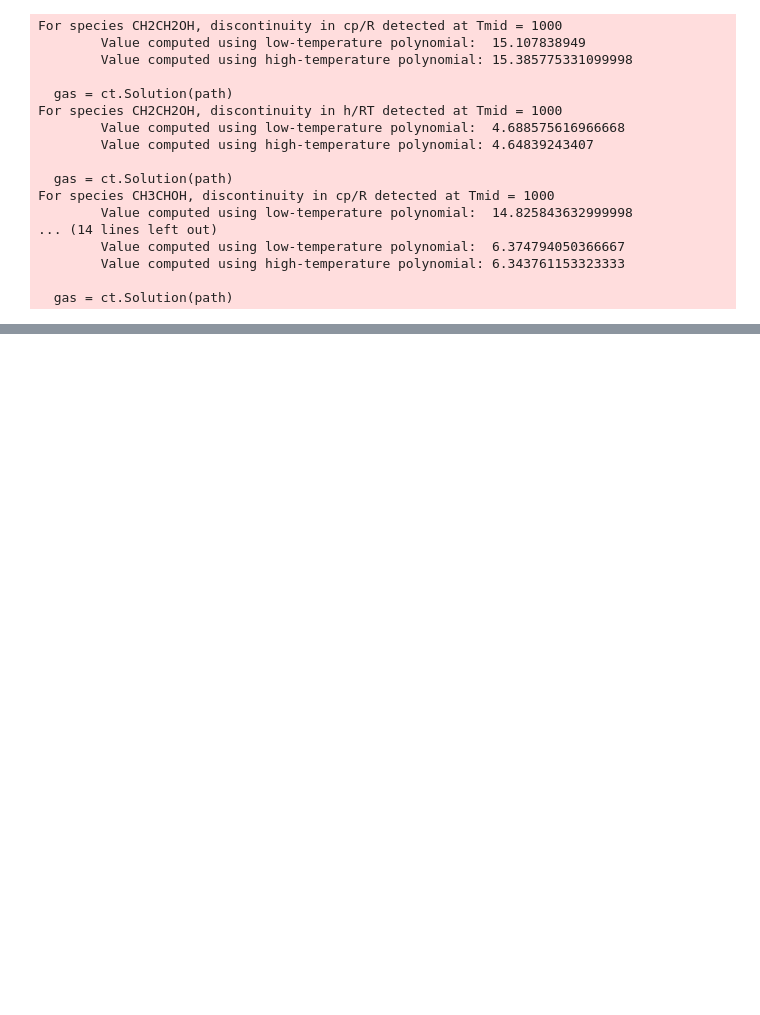
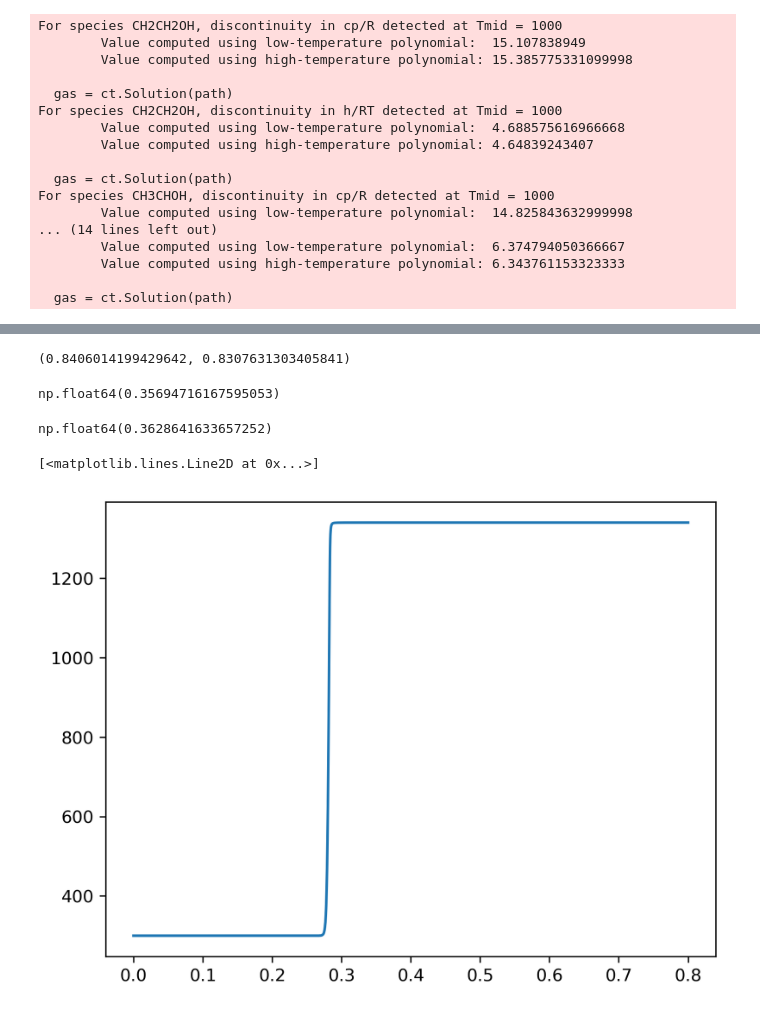
Before and after one commit to vas0x59/empirica_traveling_flame, a Jupyter notebook: chemistry/flame_speed_plots.ipynb, the cells around one changed output, grey strips where cells are left out. Cells and saved outputs as stored; diff of their text form; code cells hidden in the pictures; blank space fills up the shorter version.

```diff
--- a/chemistry/flame_speed_plots.ipynb
+++ b/chemistry/flame_speed_plots.ipynb
@@ -128,0 +116,20 @@ Error:
+# %%
+Y_end_s = np.array([f[-1][:, -1] for f in rn[1]])
+Y_st_s = np.array([f[-1][:, 0] for f in rn[1]])
+
+o2_mult = np.array([1 if i in ["O2"] else 0 for i in gas.species_names])
+n2_mult = np.array([1 if i in ["N2"] else 0 for i in gas.species_names])
+# air_mult = o2_mult + n2_mult
+fuel_mult= np.array([1 if i in ["C2H5OH"] else 0 for i in gas.species_names])
+Y_air_end = Y_end_s* o2_mult + (n2_mult * Y_air_N2/Y_air_O2) * np.sum(Y_end_s* o2_mult, axis=1).reshape(-1, 1)
+Y_fuel_end = Y_end_s*fuel_mult
+Y_prd_end = Y_end_s - Y_air_end - Y_fuel_end
+air = np.sum(Y_air_end, axis=1)
+ft = np.sum(Y_st_s * fuel_mult, axis=1)
+fu = np.sum(Y_fuel_end, axis=1)
+airFuelMassRation = np.mean((1 - ft - air)/(ft - fu))
+airFuelMassRation
+Y_products = Y_prd_end/np.sum(Y_prd_end, axis=1).reshape(-1, 1)
+Y_products_mean = np.mean(Y_products, axis=0)
+Y_products_mean/=np.sum(Y_products_mean)
+Y_products_mean[Y_products_mean< 0.001] = 0
@@ -128,0 +155,34 @@ Error:
+# %%
+I = -1
+# Y_test = Y_end_s[I]
+# Y_test[Y_test < 0.001] = 0
+# Y_test /= np.sum(Y_test)
+
+gas.TPY = 300, 1e5, Y_st_s[I]
+phi_before = gas.equivalence_ratio(fuel="C2H5OH:1", oxidizer="O2:233,N2:767", basis='mass')
+Y_for_test = ( Y_products_mean*0.01 + (o2_mult*Y_air_O2+n2_mult*Y_air_N2)*0.99) * (1-Ys[I]) + fuel_mult*Ys[I]
+gas.TPY = 300, 1e5, Y_for_test
+phi_after = gas.equivalence_ratio(fuel="C2H5OH:1", oxidizer="O2:233,N2:767", basis='mass')
+phi_after, phi_before
+# %% [output]
+(0.8406014199429642, 0.8307631303405841)
+# %%
+gas.TPY = 300, 1e5, Y_for_test
+f=ct.FreeFlame(gas,width=0.4)
+# f.set_max_time_step(1000)
+f.set_refine_criteria(ratio=3,slope=0.06,curve=0.12)
+# f.transport_model='Multi'
+f.solve(0,auto=True,refine_grid=True)
+# %%
+f.velocity[0]
+# %% [output]
+np.float64(0.35694716167595053)
+# %%
+rn[1][I][1][0]
+# %% [output]
+np.float64(0.3628641633657252)
+# %%
+plt.plot(f.grid, f.T)
+# %% [output]
+[<matplotlib.lines.Line2D at 0x...>]
+[figure, added]
```
Also changed, not shown: parts of 11 cells of this notebook, 1 other file.
